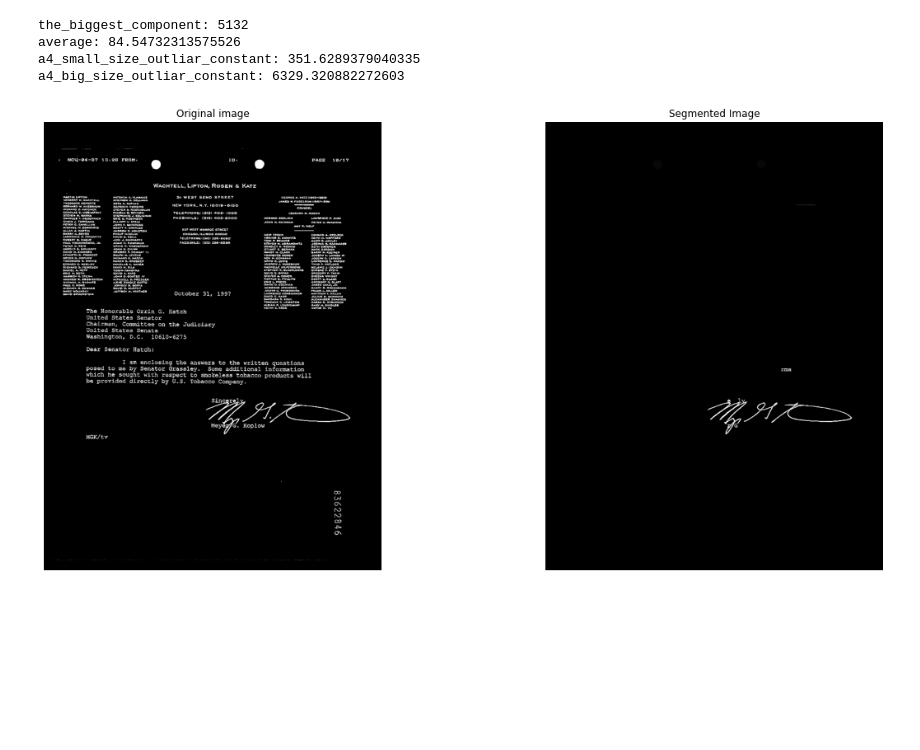
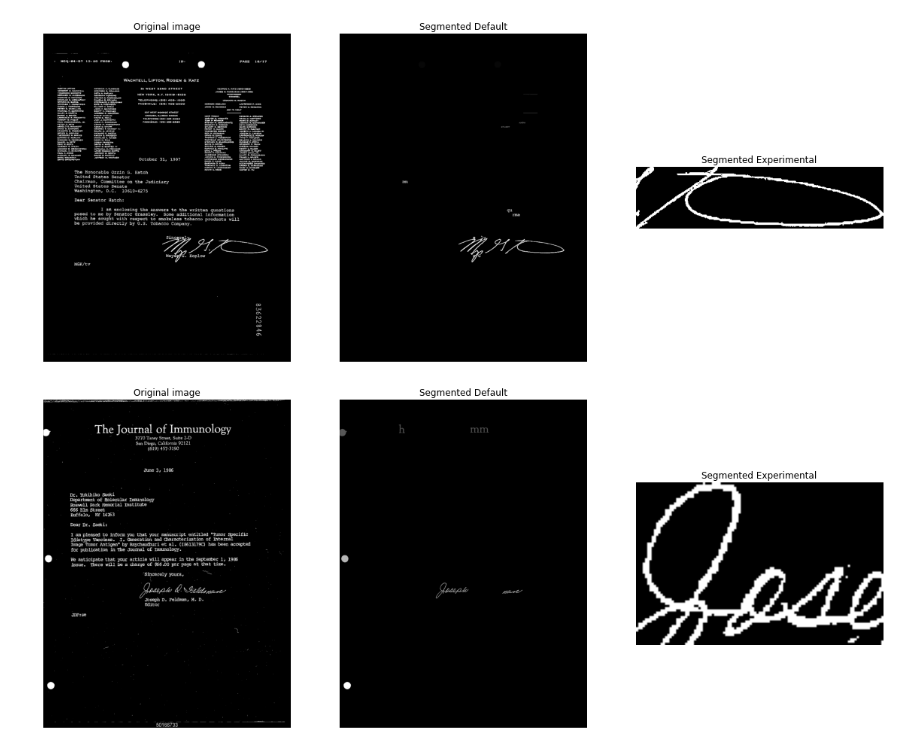
Before and after one commit to vwawak1/SignatureExtraction, a Jupyter notebook: Main.ipynb, the cells around one changed output. Drawn from its saved outputs; the diff is of its cells as text; code cells hidden in the pictures; blank space fills up the shorter version.

```diff
--- a/Main.ipynb
+++ b/Main.ipynb
@@ -117,17 +186,32 @@ def signature_extraction(src_im):
 # %%
 im = imread(docs[0])
 
 im_test = signature_extraction(im)
+im_ex = signature_extraction_experimental(im)
 
-fig, (axes1, axes2) = pylab.subplots(1, 2, figsize=(20, 10), sharex=True,sharey=True)
+fig, (axes1, axes2, axes3) = pylab.subplots(1, 3, figsize=(20, 10))
 axes1.axis('off'), axes1.imshow(im, cmap=pylab.cm.gray),
 axes1.set_title('Original image')
 axes2.axis('off'), axes2.imshow(im_test, cmap=pylab.cm.gray),
-axes2.set_title('Segmented Image')
+axes2.set_title('Segmented Default')
+axes3.axis('off'), axes3.imshow(im_ex, cmap=pylab.cm.gray),
+axes3.set_title('Segmented Experimental')
 pylab.show()
 # %% [output]
-the_biggest_component: 5132
-average: 84.54732313575526
-a4_small_size_outliar_constant: 351.6289379040335
-a4_big_size_outliar_constant: 6329.320882272603
-[figure, old version]
+[figure, new version]
+# %%
+im = imread(docs[1])
+
+im_test = signature_extraction(im)
+im_ex = signature_extraction_experimental(im)
+
+fig, (axes1, axes2, axes3) = pylab.subplots(1, 3, figsize=(20, 10))
+axes1.axis('off'), axes1.imshow(im, cmap=pylab.cm.gray),
+axes1.set_title('Original image')
+axes2.axis('off'), axes2.imshow(im_test, cmap=pylab.cm.gray),
+axes2.set_title('Segmented Default')
+axes3.axis('off'), axes3.imshow(im_ex, cmap=pylab.cm.gray),
+axes3.set_title('Segmented Experimental')
+pylab.show()
+# %% [output]
+[figure, added]
```
Also changed, not shown: parts of 26 cells of this notebook, 1 other file.
